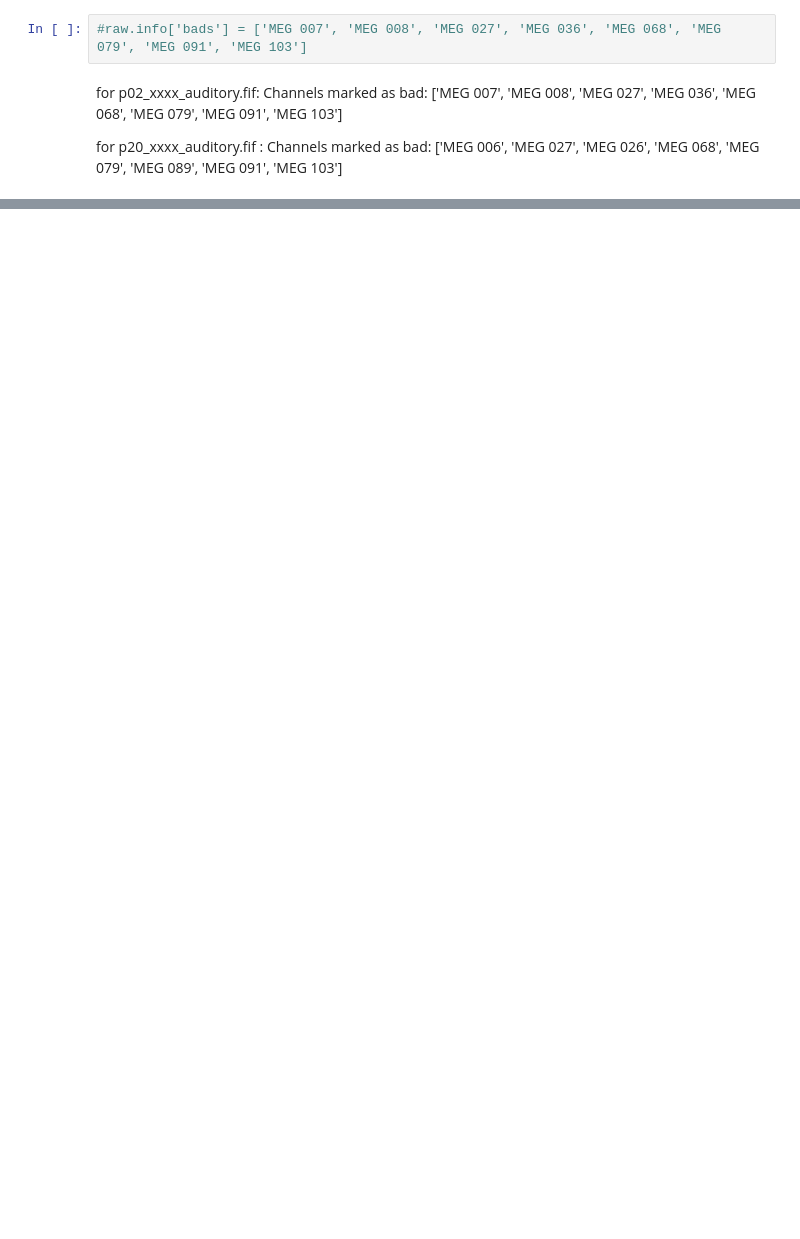
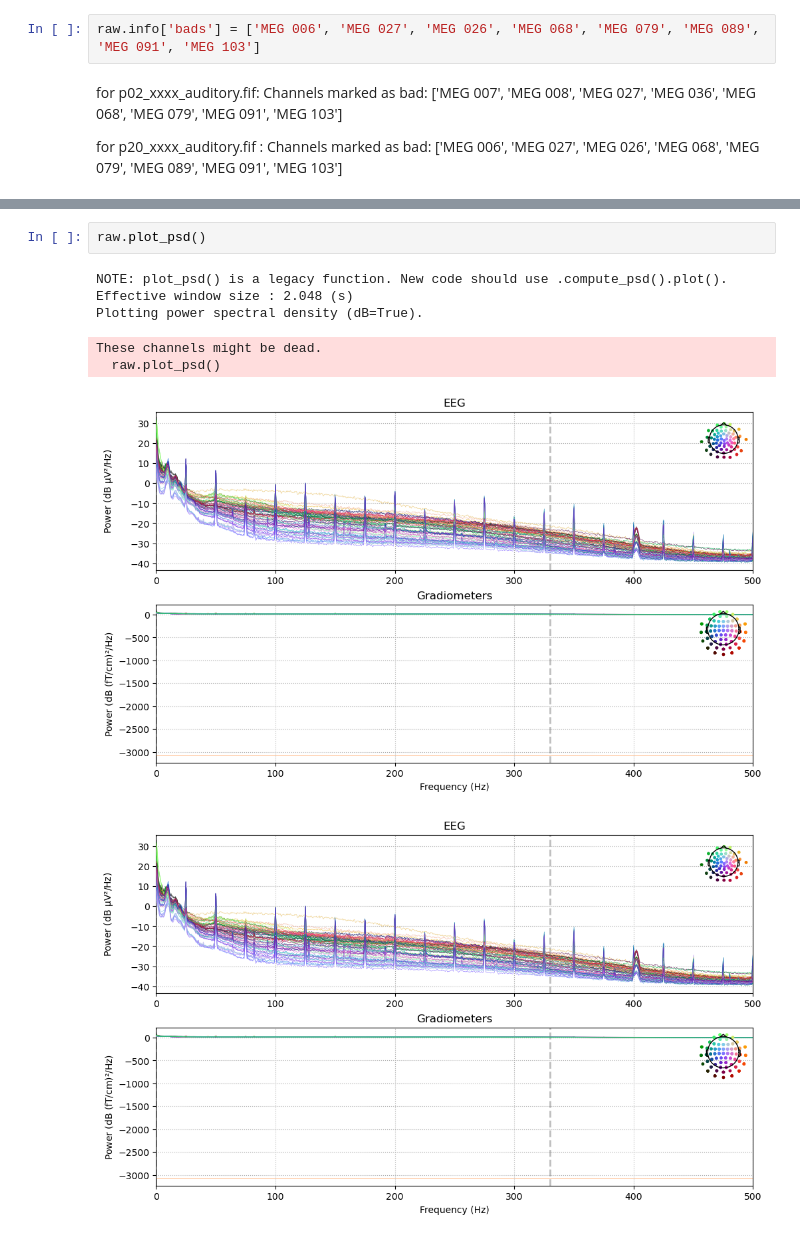
Before and after one commit to pariisaakhanjani/HeidelbergThesisAnalysis, a Jupyter notebook: Auditory.ipynb, the cells around one changed output, grey strips where cells are left out. Drawn from its saved outputs; the diff is of its cells as text; blank space fills up the shorter version.

```diff
--- a/Auditory.ipynb
+++ b/Auditory.ipynb
@@ -312,5 +307,5 @@ Using qt as 2D backend.
 # %%
-#raw.info['bads'] = ['MEG 007', 'MEG 008', 'MEG 027', 'MEG 036', 'MEG 068', 'MEG 079', 'MEG 091', 'MEG 103']
+raw.info['bads'] = ['MEG 006', 'MEG 027', 'MEG 026', 'MEG 068', 'MEG 079', 'MEG 089', 'MEG 091', 'MEG 103']
 # %% [markdown]
 for p02_xxxx_auditory.fif: Channels marked as bad:
 ['MEG 007', 'MEG 008', 'MEG 027', 'MEG 036', 'MEG 068', 'MEG 079', 'MEG 091', 'MEG 103']
@@ -473,0 +405,10 @@ none
+# %%
+raw.plot_psd()
+# %% [output]
+NOTE: plot_psd() is a legacy function. New code should use .compute_psd().plot().
+Effective window size : 2.048 (s)
+Plotting power spectral density (dB=True).
+These channels might be dead.
+  raw.plot_psd()
+[figure, added]
+[figure, added]
```
Also changed, not shown: parts of 22 cells of this notebook.
